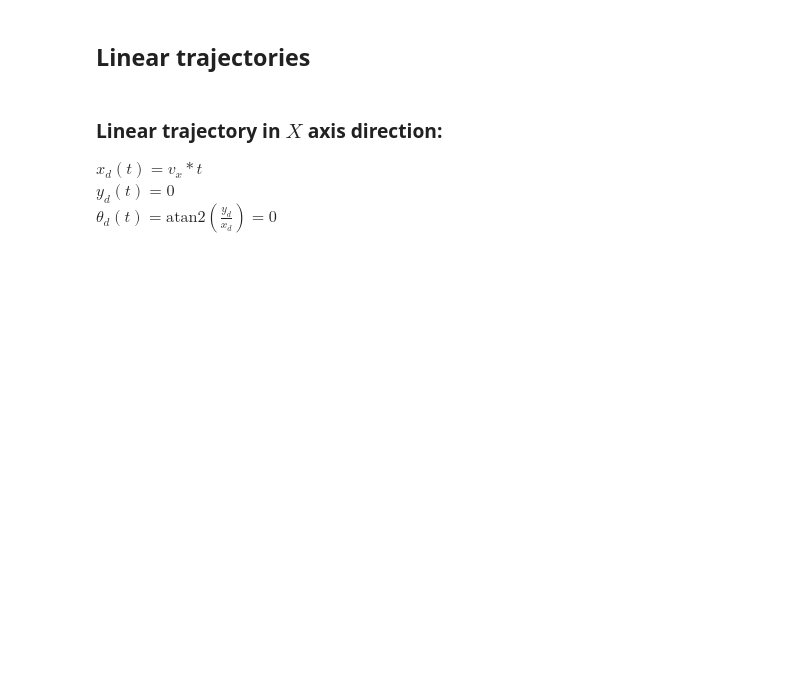
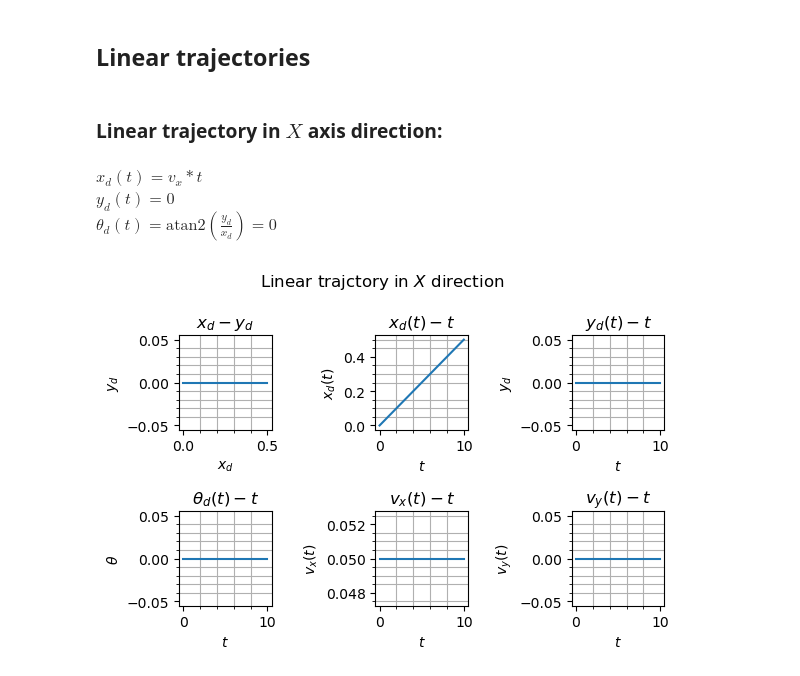
Before and after one commit to BCaran/4wis4wid_notebooks, a Jupyter notebook: 4wis4wid_trajectories.ipynb, the cells around one changed output. Drawn from its saved outputs; the diff is of its cells as text; code cells hidden in the pictures; blank space fills up the shorter version.

```diff
--- a/4wis4wid_trajectories.ipynb
+++ b/4wis4wid_trajectories.ipynb
@@ -30,6 +49,21 @@ def plot_trajectory(x, y, theta, t, label):
 ## Linear trajectories
 # %% [markdown]
 ### Linear trajectory in $X$ axis direction: <br>
-$x_d(t) = v_x * t$ <br>
-$y_d(t) = 0$ <br>
-$\theta_d(t) = \text{atan2}(\frac{y_d}{x_d}) = 0$
+# %% [markdown]
+$x_d(t) = v_x * t$ <br>
+$y_d(t) = 0$ <br>
+$\theta_d(t) = \text{atan2}(\frac{y_d}{x_d}) = 0$
+# %%
+duration = 10 #s
+v_x = 0.05 #m/s
+v_y = 0.00 #
+dt = 0.01 #s
+
+t = np.arange(0,duration + dt, dt)
+x_d = v_x*t
+y_d = np.zeros(len(t))
+theta_d = np.arctan2(y_d, x_d)
+
+plot_trajectory(x_d, y_d, theta_d, np.ones(len(t))*v_x, np.ones(len(t))*v_y, t,  "x(t) = v_x*t")
+# %% [output]
+[figure, added]
```
Also changed, not shown: parts of 15 cells of this notebook.
